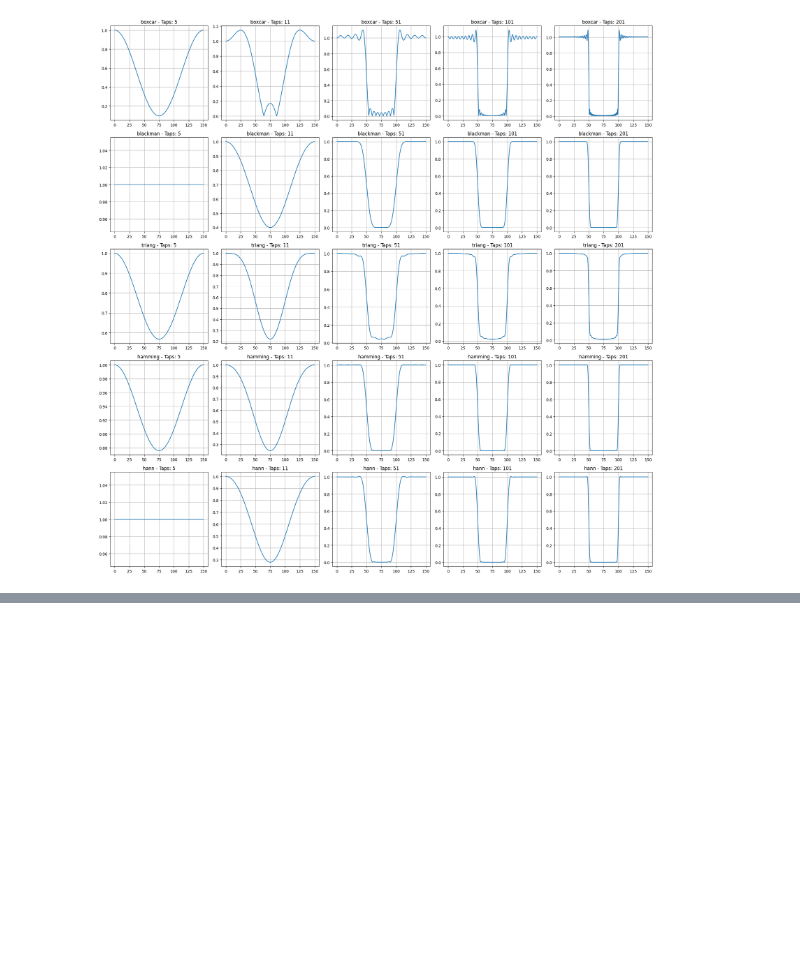
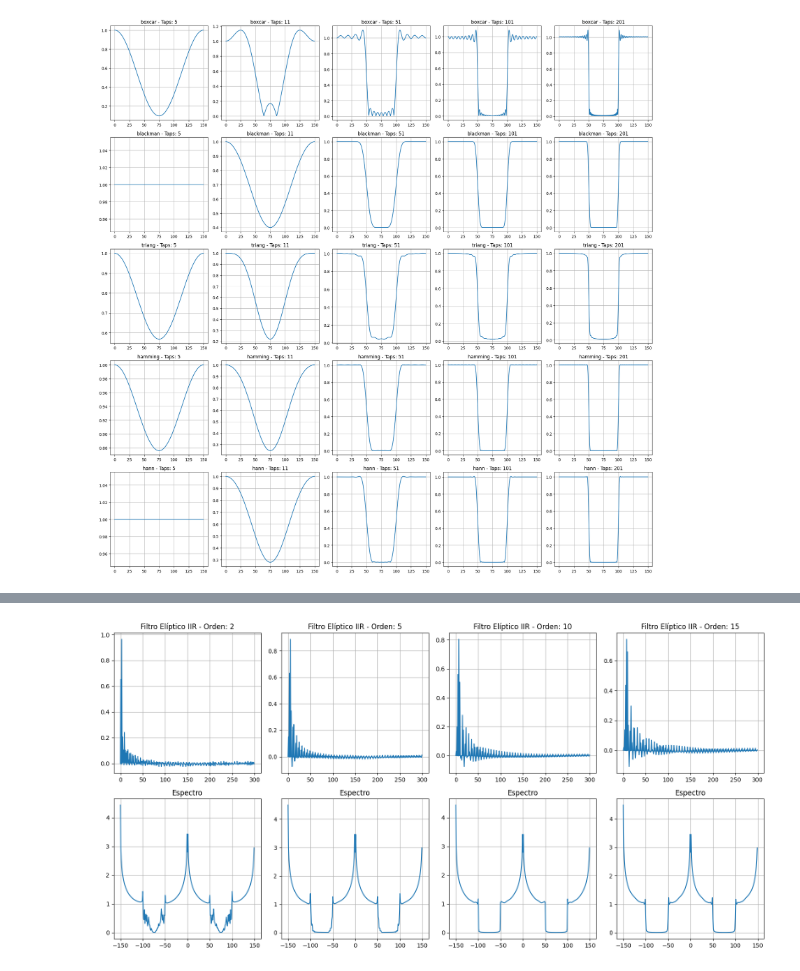
Before and after one commit to DayubMateo/PDS_2026_IIA, a Jupyter notebook: unidad-3-4 Filtros IIR Fir/PDS_TP_2.ipynb, the cells around one changed output, grey strips where cells are left out. Cells and saved outputs as stored; diff of their text form; code cells hidden in the pictures; blank space fills up the shorter version.

```diff
--- a/unidad-3-4 Filtros IIR Fir/PDS_TP_2.ipynb
+++ b/unidad-3-4 Filtros IIR Fir/PDS_TP_2.ipynb
@@ -229,0 +287,28 @@ plt.show()
+# %%
+plt.figure(figsize=(16, 8))
+
+for j in range(len(Ordenes_iir)):
+    orden = Ordenes_iir[j]
+
+    z_el, p_el = coeficientes[j]
+    senial_filtrada = signal.lfilter(z_el, p_el, seno_comb_ruido)
+
+    # Graficamos
+    plt.subplot(2, len(Ordenes_iir), j + 1)
+    plt.title(f"Filtro Elíptico IIR - Orden: {orden}")
+    plt.plot(senial_filtrada)
+    plt.grid(True)
+
+    fft_sf = np.fft.fft(senial_filtrada, frecM*duracion)
+    norm_fft_sf = np.abs(fft_sf)
+    shift_sf = np.fft.fftshift(norm_fft_sf)
+
+    plt.subplot(2, len(Ordenes_iir), len(Ordenes_iir) + j + 1)
+    plt.title(f"Espectro")
+    plt.plot(shift_frecs, shift_sf)
+    plt.grid(True)
+
+plt.tight_layout()
+plt.show()
+# %% [output]
+[figure, added]
```
Also changed, not shown: parts of 8 cells of this notebook, 2 other files.
